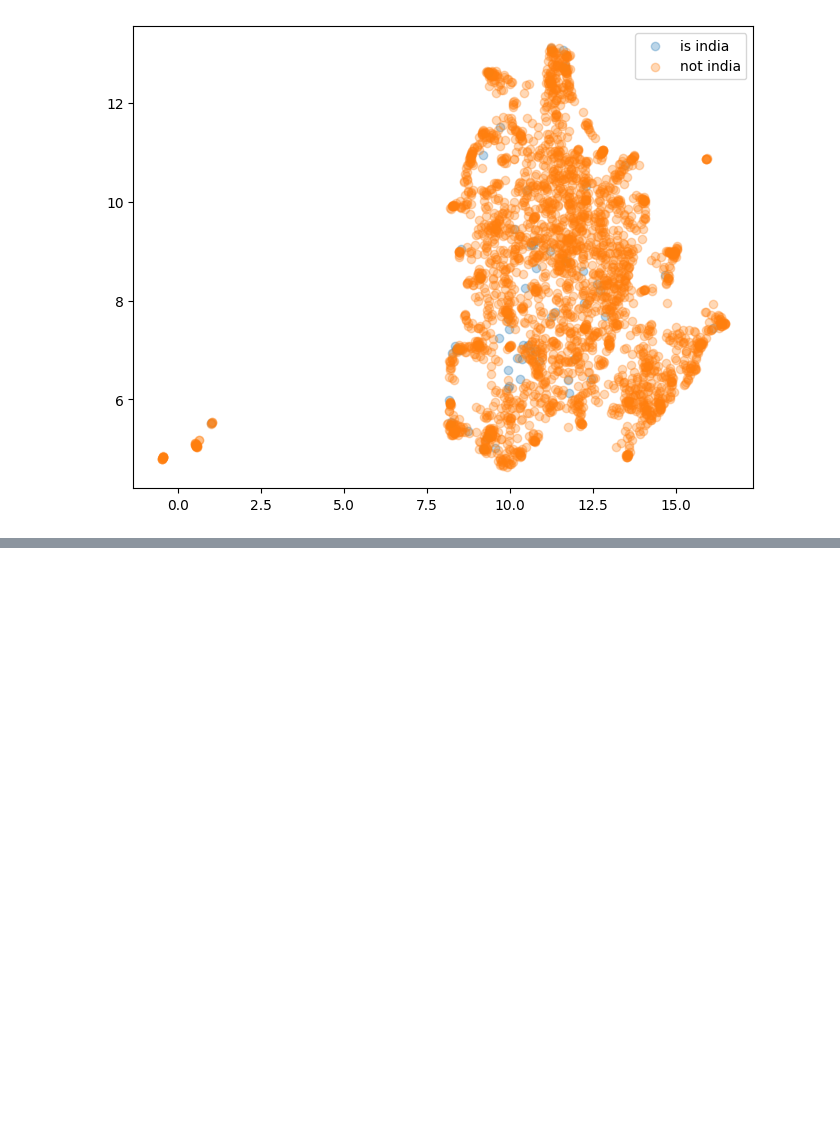
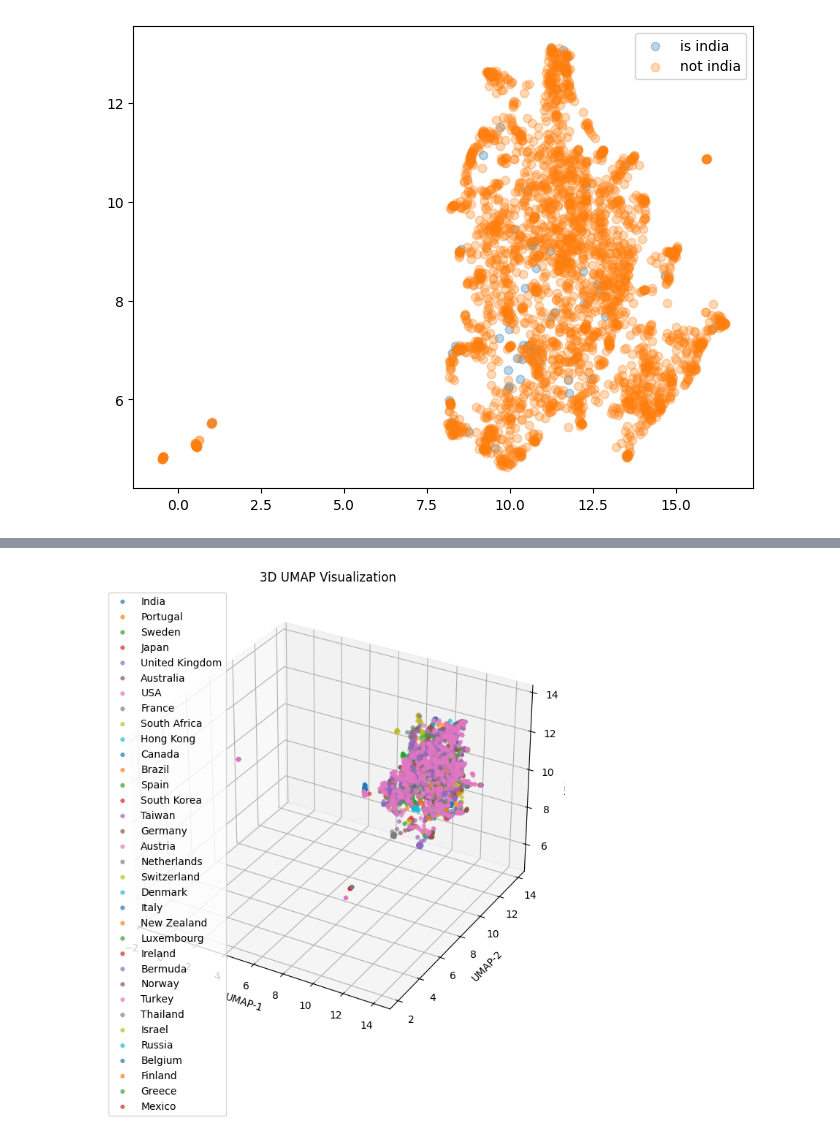
Before and after one commit to VICKCUL/CDP-project, a Jupyter notebook: CDP2010_9_7_hh.ipynb, the cells around one changed output, grey strips where cells are left out. Saved outputs shown, nothing was run; the diff lists cells and outputs as text; code cells hidden in the pictures; blank space fills up the shorter version.

```diff
--- a/CDP2010_9_7_hh.ipynb
+++ b/CDP2010_9_7_hh.ipynb
@@ -731,0 +789,34 @@ plt.legend()
+# %%
+import umap.umap_ as umap
+import numpy as np
+import matplotlib.pyplot as plt
+from mpl_toolkits.mplot3d import Axes3D  # Ensure this is imported correctly
+
+# Perform UMAP reduction to 3D
+reducer = umap.UMAP(n_components=3, random_state=42)
+reduced_embeddings = reducer.fit_transform(np.vstack(df1["SBert_embedding"].values))
+
+# Add the reduced dimensions to the DataFrame
+df1['x'] = reduced_embeddings[:, 0]
+df1['y'] = reduced_embeddings[:, 1]
+df1['z'] = reduced_embeddings[:, 2]
+
+# Plot the UMAP results in 3D, colored by 'Country' or 'label'
+fig = plt.figure(figsize=(10, 8))
+ax = fig.add_subplot(111, projection='3d')
+
+for category in df1["Country"].unique():  # Assuming 'Country' is the label column
+    subset = df1[df1["Country"] == category]
+    ax.scatter(
+        subset['x'], subset['y'], subset['z'],
+        label=category, alpha=0.7, edgecolors='none'  # Change edgecolors=None to 'none'
+    )
+
+ax.set_title("3D UMAP Visualization")
+ax.set_xlabel("UMAP-1")
+ax.set_ylabel("UMAP-2")
+ax.set_zlabel("UMAP-3")
+ax.legend()
+plt.show()
+# %% [output]
+[figure, added]
```
Also changed, not shown: parts of 5 cells of this notebook.
